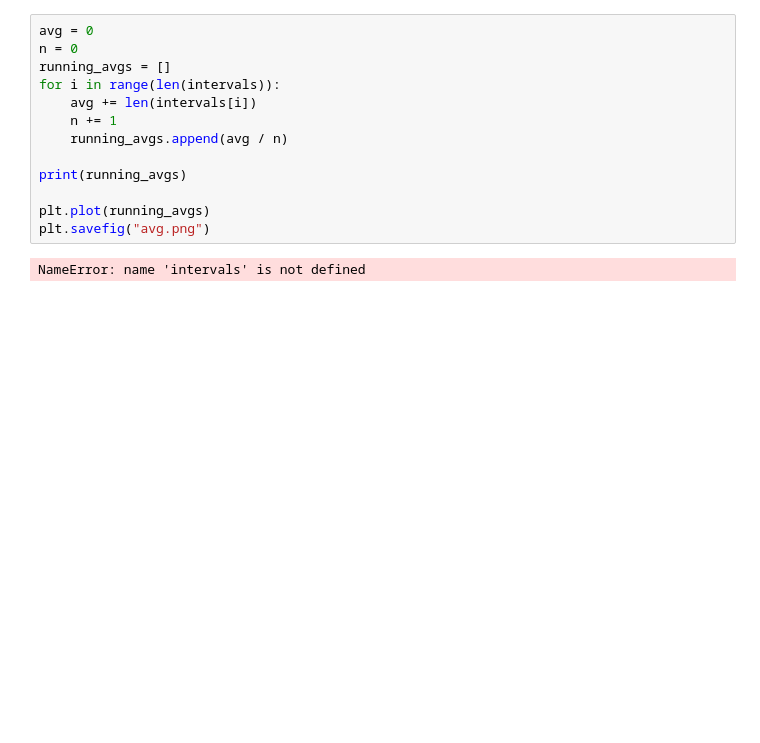
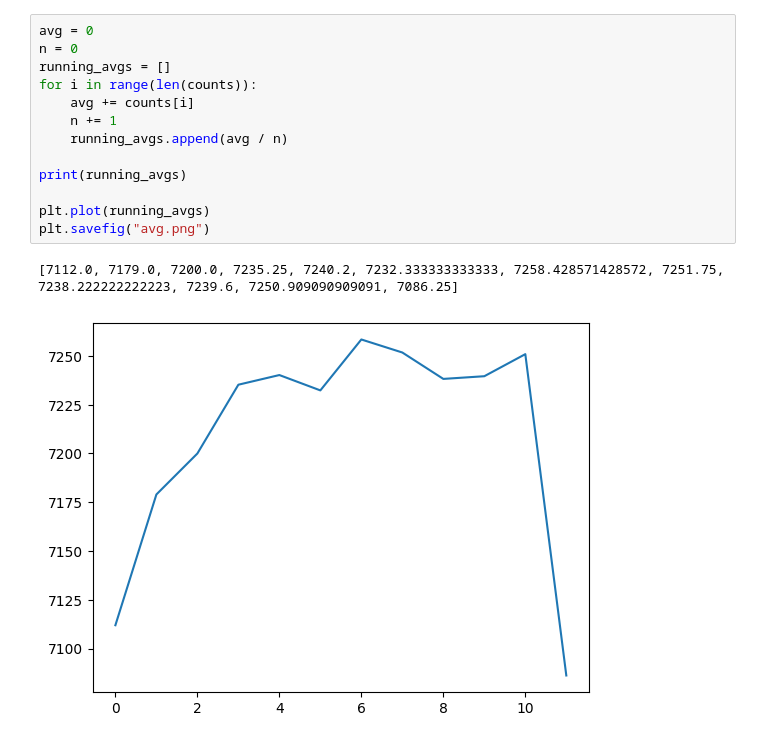
Before and after one commit to sestinj/jlab, a Jupyter notebook: nate/cosmic-watch/main.ipynb, the cells around one changed output. Drawn from its saved outputs; the diff is of its cells as text; blank space fills up the shorter version.

```diff
--- a/nate/cosmic-watch/main.ipynb
+++ b/nate/cosmic-watch/main.ipynb
@@ -59,15 +66,16 @@ plt.savefig("hist.png")
 # %%
 avg = 0
 n = 0
 running_avgs = []
-for i in range(len(intervals)):
-    avg += len(intervals[i])
+for i in range(len(counts)):
+    avg += counts[i]
     n += 1
     running_avgs.append(avg / n)
 
 print(running_avgs)
 
 plt.plot(running_avgs)
 plt.savefig("avg.png")
 # %% [output]
-NameError: name 'intervals' is not defined
+[7112.0, 7179.0, 7200.0, 7235.25, 7240.2, 7232.333333333333, 7258.428571428572, 7251.75, 7238.222222222223, 7239.6, 7250.909090909091, 7086.25]
+[figure, added]
```
Also changed, not shown: parts of 8 cells of this notebook, 50 other files.
